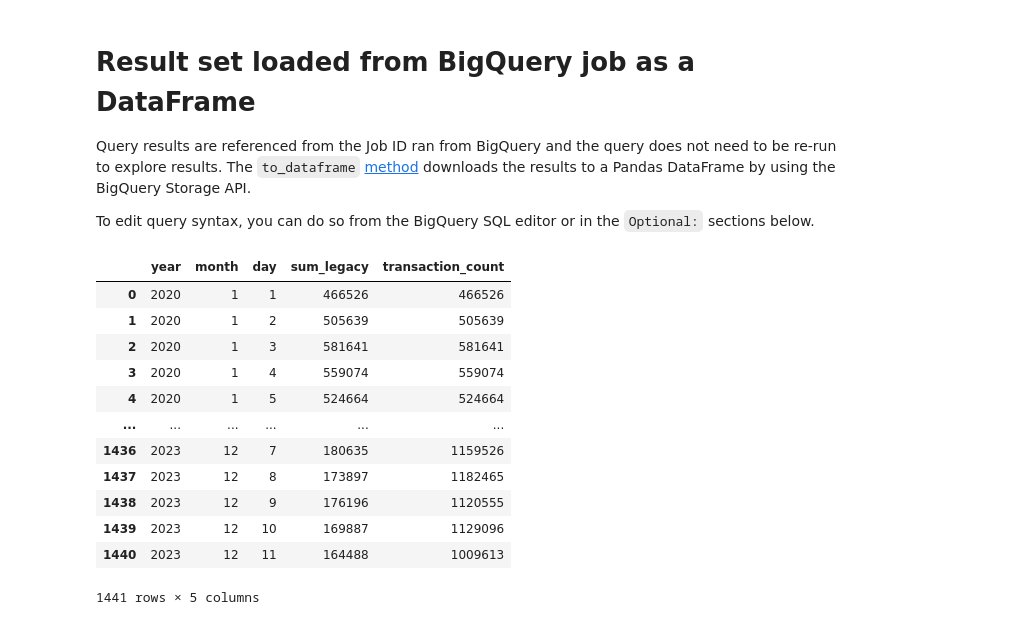
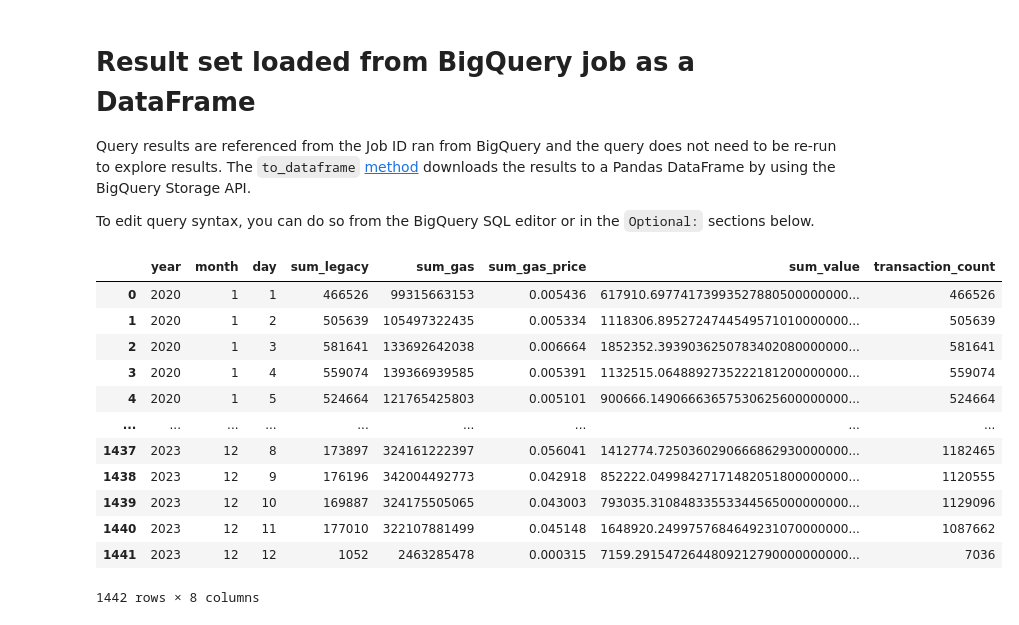
Before and after one commit to argelignacio/TRABAJO-PROFESIONAL-7599-, a Jupyter notebook: analysis/00 - Transaction count.ipynb, the cells around one changed output. Saved outputs shown, nothing was run; the diff lists cells and outputs as text; code cells hidden in the pictures.

```diff
--- a/analysis/00 - Transaction count.ipynb
+++ b/analysis/00 - Transaction count.ipynb
@@ -45,20 +48,20 @@ To edit query syntax, you can do so from the BigQuery SQL editor or in the
 # %%
 # Running this code will read results from your previous job
 
-job = client.get_job('bquxjob_2d8659fe_18c5af4187c') # Job ID inserted based on the query results selected to explore
+job = client.get_job('bquxjob_26dfd6a_18c5b6a264c') # Job ID inserted based on the query results selected to explore
 results = job.to_dataframe()
 results
 # %% [output]
-|  | year | month | day | sum_legacy | transaction_count |
-| 0 | 2020 | 1 | 1 | 466526 | 466526 |
-| 1 | 2020 | 1 | 2 | 505639 | 505639 |
-| 2 | 2020 | 1 | 3 | 581641 | 581641 |
-| 3 | 2020 | 1 | 4 | 559074 | 559074 |
-| 4 | 2020 | 1 | 5 | 524664 | 524664 |
-| ... | ... | ... | ... | ... | ... |
-| 1436 | 2023 | 12 | 7 | 180635 | 1159526 |
-| 1437 | 2023 | 12 | 8 | 173897 | 1182465 |
-| 1438 | 2023 | 12 | 9 | 176196 | 1120555 |
-| 1439 | 2023 | 12 | 10 | 169887 | 1129096 |
-| 1440 | 2023 | 12 | 11 | 164488 | 1009613 |
+|  | year | month | day | sum_legacy | sum_gas | sum_gas_price | sum_value | transaction_count |
+| 0 | 2020 | 1 | 1 | 466526 | 99315663153 | 0.005436 | 617910.69774173993527880500000000... | 466526 |
+| 1 | 2020 | 1 | 2 | 505639 | 105497322435 | 0.005334 | 1118306.8952724744549571010000000... | 505639 |
+| 2 | 2020 | 1 | 3 | 581641 | 133692642038 | 0.006664 | 1852352.3939036250783402080000000... | 581641 |
+| 3 | 2020 | 1 | 4 | 559074 | 139366939585 | 0.005391 | 1132515.0648892735222181200000000... | 559074 |
+| 4 | 2020 | 1 | 5 | 524664 | 121765425803 | 0.005101 | 900666.14906663657530625600000000... | 524664 |
+| ... | ... | ... | ... | ... | ... | ... | ... | ... |
+| 1437 | 2023 | 12 | 8 | 173897 | 324161222397 | 0.056041 | 1412774.7250360290666862930000000... | 1182465 |
+| 1438 | 2023 | 12 | 9 | 176196 | 342004492773 | 0.042918 | 852222.04998427171482051800000000... | 1120555 |
+| 1439 | 2023 | 12 | 10 | 169887 | 324175505065 | 0.043003 | 793035.31084833553344565000000000... | 1129096 |
+| 1440 | 2023 | 12 | 11 | 177010 | 322107881499 | 0.045148 | 1648920.2499757684649231070000000... | 1087662 |
+| 1441 | 2023 | 12 | 12 | 1052 | 2463285478 | 0.000315 | 7159.2915472644809212790000000000... | 7036 |
-1441 rows × 5 columns
+1442 rows × 8 columns
```
Also changed, not shown: parts of 17 cells of this notebook, 8 other files.
